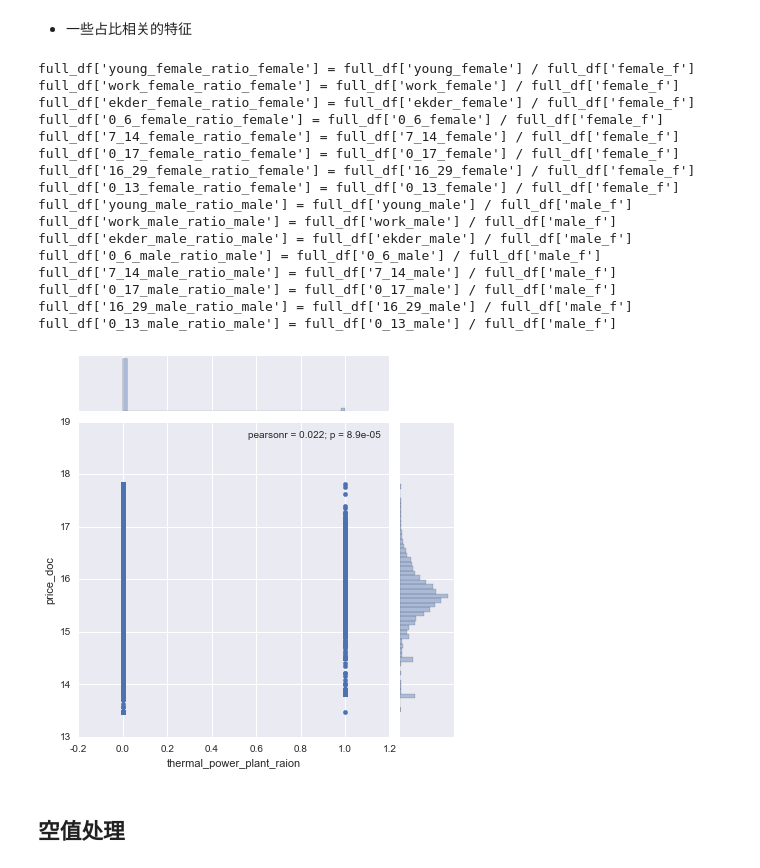
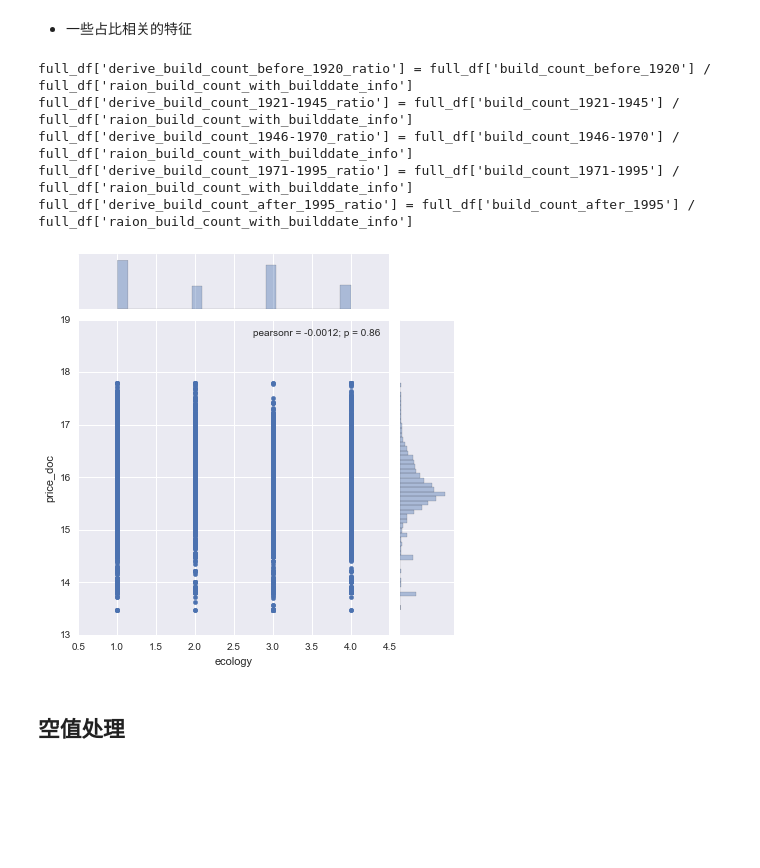
Before and after one commit to hahadsg/MyKaggle, a Jupyter notebook: sberbank-russian-housing-market/solution.ipynb, the cells around one changed output. Drawn from its saved outputs; the diff is of its cells as text; code cells hidden in the pictures; blank space fills up the shorter version.

Commit message:
sberbank-russian-housing-market 0.34555 增加派生指标build_with_material、build_with_builddate

```diff
--- a/sberbank-russian-housing-market/solution.ipynb
+++ b/sberbank-russian-housing-market/solution.ipynb
@@ -226,6 +226,25 @@ full_df['derive_0_17_male_ratio_male'] = full_df['0_17_male'] / full_df['male_f'
 full_df['derive_16_29_male_ratio_male'] = full_df['16_29_male'] / full_df['male_f']
 full_df['derive_0_13_male_ratio_male'] = full_df['0_13_male'] / full_df['male_f']
 
+# build_with_material
+full_df['derive_build_count_block_ratio'] = full_df['build_count_block'] / full_df['raion_build_count_with_material_info']
+full_df['derive_build_count_wood_ratio'] = full_df['build_count_wood'] / full_df['raion_build_count_with_material_info']
+full_df['derive_build_count_frame_ratio'] = full_df['build_count_frame'] / full_df['raion_build_count_with_material_info']
+full_df['derive_build_count_brick_ratio'] = full_df['build_count_brick'] / full_df['raion_build_count_with_material_info']
+full_df['derive_build_count_monolith_ratio'] = full_df['build_count_monolith'] / full_df['raion_build_count_with_material_info']
+full_df['derive_build_count_panel_ratio'] = full_df['build_count_panel'] / full_df['raion_build_count_with_material_info']
+full_df['derive_build_count_foam_ratio'] = full_df['build_count_foam'] / full_df['raion_build_count_with_material_info']
+full_df['derive_build_count_slag_ratio'] = full_df['build_count_slag'] / full_df['raion_build_count_with_material_info']
+full_df['derive_build_count_mix_ratio'] = full_df['build_count_mix'] / full_df['raion_build_count_with_material_info']
+
+# build_with_builddate
+full_df['derive_build_count_before_1920_ratio'] = full_df['build_count_before_1920'] / full_df['raion_build_count_with_builddate_info']
+full_df['derive_build_count_1921-1945_ratio'] = full_df['build_count_1921-1945'] / full_df['raion_build_count_with_builddate_info']
+full_df['derive_build_count_1946-1970_ratio'] = full_df['build_count_1946-1970'] / full_df['raion_build_count_with_builddate_info']
+full_df['derive_build_count_1971-1995_ratio'] = full_df['build_count_1971-1995'] / full_df['raion_build_count_with_builddate_info']
+full_df['derive_build_count_after_1995_ratio'] = full_df['build_count_after_1995'] / full_df['raion_build_count_with_builddate_info']
+
+
 # 很多max_floor < floor，不知道原因
 # full_df['derive_floor_ratio'] = np.where(full_df['floor'] <= full_df['max_floor'], full_df['floor'] / full_df['max_floor'], np.nan)
 
@@ -241,23 +260,11 @@ full_df[derive_features] = temp_df[derive_features]
 # tools
 s = """
 
-young_female_ratio_female = young_female / female_f
-work_female_ratio_female = work_female / female_f
-ekder_female_ratio_female = ekder_female / female_f
-0_6_female_ratio_female = 0_6_female / female_f
-7_14_female_ratio_female = 7_14_female / female_f
-0_17_female_ratio_female = 0_17_female / female_f
-16_29_female_ratio_female = 16_29_female / female_f
-0_13_female_ratio_female = 0_13_female / female_f
-
-young_male_ratio_male = young_male / male_f
-work_male_ratio_male = work_male / male_f
-ekder_male_ratio_male = ekder_male / male_f
-0_6_male_ratio_male = 0_6_male / male_f
-7_14_male_ratio_male = 7_14_male / male_f
-0_17_male_ratio_male = 0_17_male / male_f
-16_29_male_ratio_male = 16_29_male / male_f
-0_13_male_ratio_male = 0_13_male / male_f
+build_count_before_1920_ratio = build_count_before_1920 / raion_build_count_with_builddate_info
+build_count_1921-1945_ratio = build_count_1921-1945 / raion_build_count_with_builddate_info
+build_count_1946-1970_ratio = build_count_1946-1970 / raion_build_count_with_builddate_info
+build_count_1971-1995_ratio = build_count_1971-1995 / raion_build_count_with_builddate_info
+build_count_after_1995_ratio = build_count_after_1995 / raion_build_count_with_builddate_info
 
 """
 
@@ -267,24 +274,13 @@ for row in s.split('\n'):
     a = row.split('=')[0].strip()
     b = row.split('=')[1].split('/')[0].strip()
     c = row.split('/')[1].strip()
-    print("""full_df['%s'] = full_df['%s'] / full_df['%s']""" % (a,b,c))
+    print("""full_df['derive_%s'] = full_df['%s'] / full_df['%s']""" % (a,b,c))
 # %% [output]
-full_df['young_female_ratio_female'] = full_df['young_female'] / full_df['female_f']
-full_df['work_female_ratio_female'] = full_df['work_female'] / full_df['female_f']
-full_df['ekder_female_ratio_female'] = full_df['ekder_female'] / full_df['female_f']
-full_df['0_6_female_ratio_female'] = full_df['0_6_female'] / full_df['female_f']
-full_df['7_14_female_ratio_female'] = full_df['7_14_female'] / full_df['female_f']
-full_df['0_17_female_ratio_female'] = full_df['0_17_female'] / full_df['female_f']
-full_df['16_29_female_ratio_female'] = full_df['16_29_female'] / full_df['female_f']
-full_df['0_13_female_ratio_female'] = full_df['0_13_female'] / full_df['female_f']
-full_df['young_male_ratio_male'] = full_df['young_male'] / full_df['male_f']
-full_df['work_male_ratio_male'] = full_df['work_male'] / full_df['male_f']
-full_df['ekder_male_ratio_male'] = full_df['ekder_male'] / full_df['male_f']
-full_df['0_6_male_ratio_male'] = full_df['0_6_male'] / full_df['male_f']
-full_df['7_14_male_ratio_male'] = full_df['7_14_male'] / full_df['male_f']
-full_df['0_17_male_ratio_male'] = full_df['0_17_male'] / full_df['male_f']
-full_df['16_29_male_ratio_male'] = full_df['16_29_male'] / full_df['male_f']
-full_df['0_13_male_ratio_male'] = full_df['0_13_male'] / full_df['male_f']
+full_df['derive_build_count_before_1920_ratio'] = full_df['build_count_before_1920'] / full_df['raion_build_count_with_builddate_info']
+full_df['derive_build_count_1921-1945_ratio'] = full_df['build_count_1921-1945'] / full_df['raion_build_count_with_builddate_info']
+full_df['derive_build_count_1946-1970_ratio'] = full_df['build_count_1946-1970'] / full_df['raion_build_count_with_builddate_info']
+full_df['derive_build_count_1971-1995_ratio'] = full_df['build_count_1971-1995'] / full_df['raion_build_count_with_builddate_info']
+full_df['derive_build_count_after_1995_ratio'] = full_df['build_count_after_1995'] / full_df['raion_build_count_with_builddate_info']
 # %%
 def proc_limit_data(ser, upper_limit = 99.9, lower_limit = 0.1):
     ser = ser.copy()
@@ -300,9 +296,9 @@ def plot_joint(df, x, y):
     df[y] = proc_limit_data(df[y])
     sns.jointplot(x, y, df)
 # %%
-plot_joint(full_df, 'thermal_power_plant_raion', 'price_doc')
+plot_joint(full_df, 'ecology', 'price_doc')
 # %% [output]
-[figure, old version]
+[figure, new version]
 # %% [markdown]
 ## 空值处理
 # %%
```
Also changed, not shown: parts of 4 cells of this notebook.
